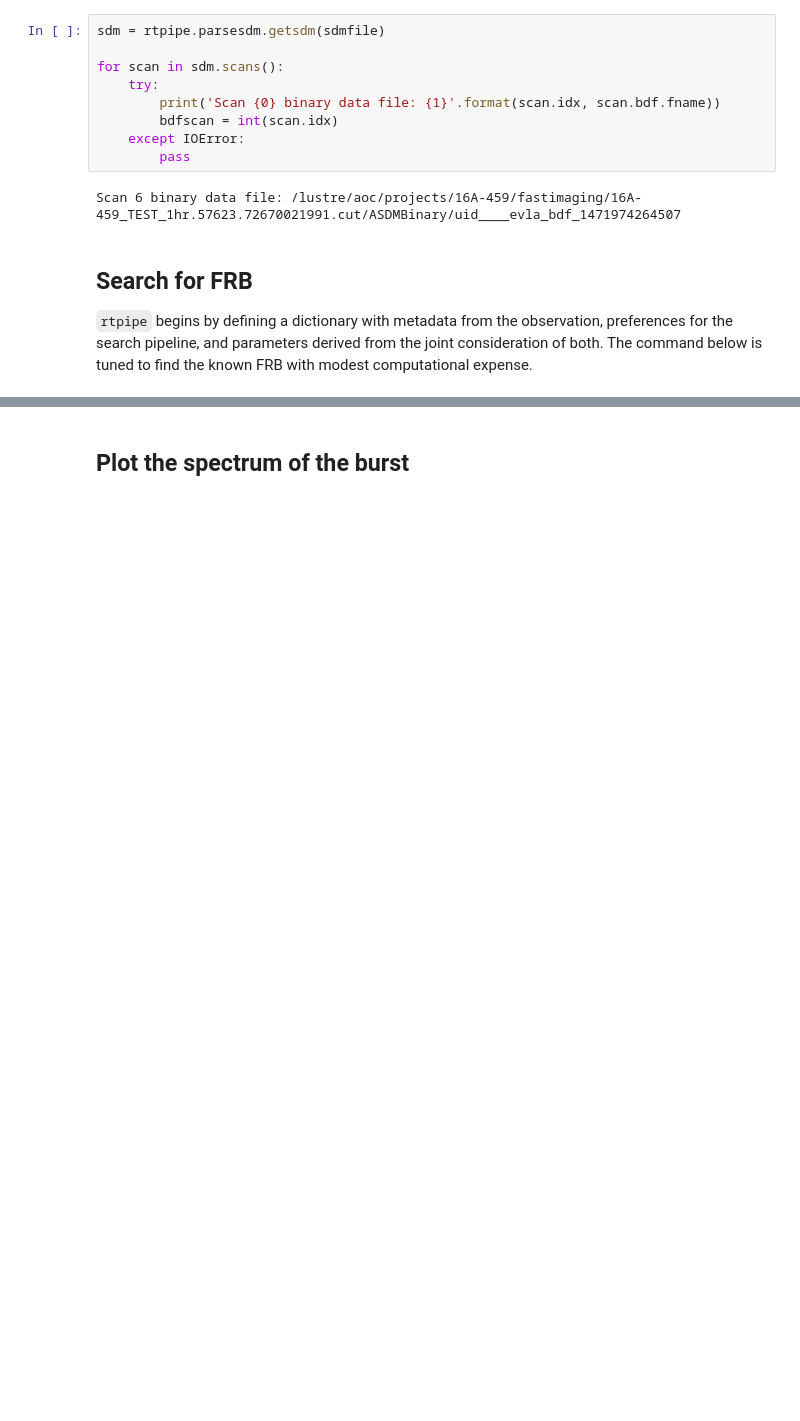
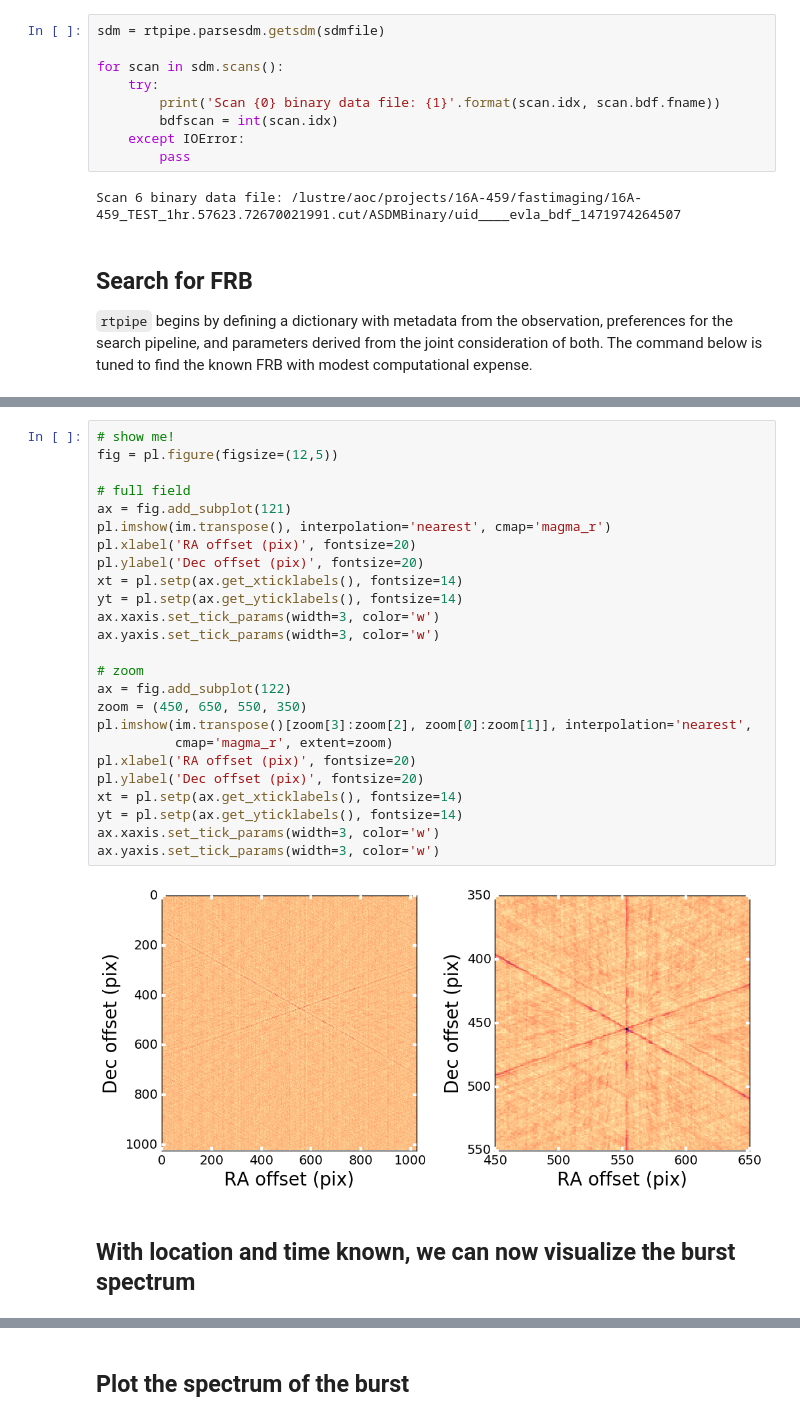
Before and after one commit to caseyjlaw/FRB121102, a Jupyter notebook: demo_FRB121102.ipynb, the cells around one changed output, grey strips where cells are left out. Cells and saved outputs as stored; diff of their text form; blank space fills up the shorter version.

```diff
--- a/demo_FRB121102.ipynb
+++ b/demo_FRB121102.ipynb
@@ -145 +170,30 @@ data = rtpipe.RT.pipeline_reproduce(st, candloc=[segment,0,0,0,0], product='data
+# %%
+# show me!
+fig = pl.figure(figsize=(12,5))
+
+# full field
+ax = fig.add_subplot(121)
+pl.imshow(im.transpose(), interpolation='nearest', cmap='magma_r')
+pl.xlabel('RA offset (pix)', fontsize=20)
+pl.ylabel('Dec offset (pix)', fontsize=20)
+xt = pl.setp(ax.get_xticklabels(), fontsize=14)
+yt = pl.setp(ax.get_yticklabels(), fontsize=14)
+ax.xaxis.set_tick_params(width=3, color='w')
+ax.yaxis.set_tick_params(width=3, color='w')
+
+# zoom
+ax = fig.add_subplot(122)
+zoom = (450, 650, 550, 350)
+pl.imshow(im.transpose()[zoom[3]:zoom[2], zoom[0]:zoom[1]], interpolation='nearest',
+          cmap='magma_r', extent=zoom)
+pl.xlabel('RA offset (pix)', fontsize=20)
+pl.ylabel('Dec offset (pix)', fontsize=20)
+xt = pl.setp(ax.get_xticklabels(), fontsize=14)
+yt = pl.setp(ax.get_yticklabels(), fontsize=14)
+ax.xaxis.set_tick_params(width=3, color='w')
+ax.yaxis.set_tick_params(width=3, color='w')
+# %% [output]
+[figure, added]
+# %% [markdown]
+## With location and time known, we can now visualize the burst spectrum
 # %%
```
Also changed, not shown: parts of 13 cells of this notebook.
